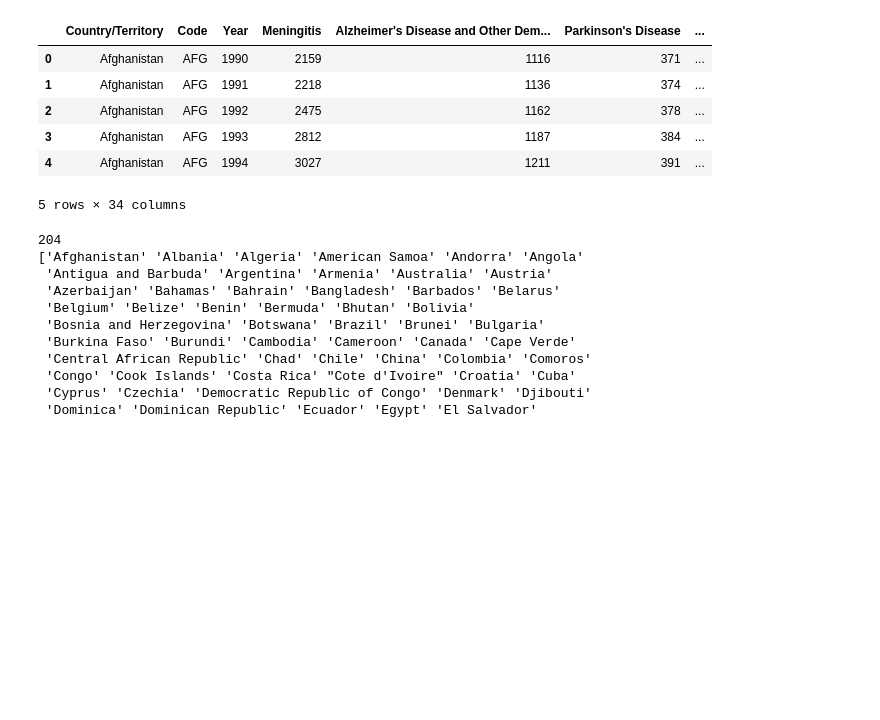
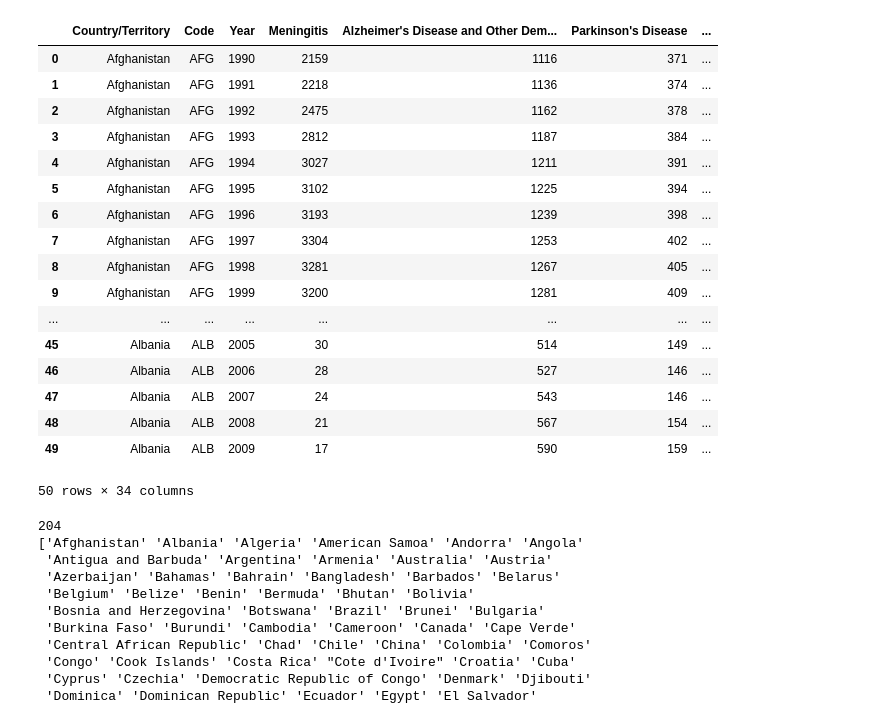
Before and after one commit to apanthari/project_1_group, a Jupyter notebook: exploration.ipynb, the cells around one changed output. Drawn from its saved outputs; the diff is of its cells as text; code cells hidden in the pictures; blank space fills up the shorter version.

```diff
--- a/exploration.ipynb
+++ b/exploration.ipynb
@@ -3,15 +3,26 @@ import pandas as pd
 import matplotlib.pyplot as plt
 # %%
 cause_death = pd.read_csv('cause_of_deaths.csv')
-cause_death.head()
+cause_death.head(50)
 # %% [output]
 |  | Country/Territory | Code | Year | Meningitis | Alzheimer's Disease and Other Dem... | Parkinson's Disease | ... |
 | 0 | Afghanistan | AFG | 1990 | 2159 | 1116 | 371 | ... |
 | 1 | Afghanistan | AFG | 1991 | 2218 | 1136 | 374 | ... |
 | 2 | Afghanistan | AFG | 1992 | 2475 | 1162 | 378 | ... |
 | 3 | Afghanistan | AFG | 1993 | 2812 | 1187 | 384 | ... |
 | 4 | Afghanistan | AFG | 1994 | 3027 | 1211 | 391 | ... |
+| 5 | Afghanistan | AFG | 1995 | 3102 | 1225 | 394 | ... |
+| 6 | Afghanistan | AFG | 1996 | 3193 | 1239 | 398 | ... |
+| 7 | Afghanistan | AFG | 1997 | 3304 | 1253 | 402 | ... |
+| 8 | Afghanistan | AFG | 1998 | 3281 | 1267 | 405 | ... |
+| 9 | Afghanistan | AFG | 1999 | 3200 | 1281 | 409 | ... |
+| ... | ... | ... | ... | ... | ... | ... | ... |
+| 45 | Albania | ALB | 2005 | 30 | 514 | 149 | ... |
+| 46 | Albania | ALB | 2006 | 28 | 527 | 146 | ... |
+| 47 | Albania | ALB | 2007 | 24 | 543 | 146 | ... |
+| 48 | Albania | ALB | 2008 | 21 | 567 | 154 | ... |
+| 49 | Albania | ALB | 2009 | 17 | 590 | 159 | ... |
-5 rows × 34 columns
+50 rows × 34 columns
 # %%
 #what countries are given
 ctries_terr = cause_death['Country/Territory'].unique()
```
Also changed, not shown: parts of 21 cells of this notebook, 6 other files.
